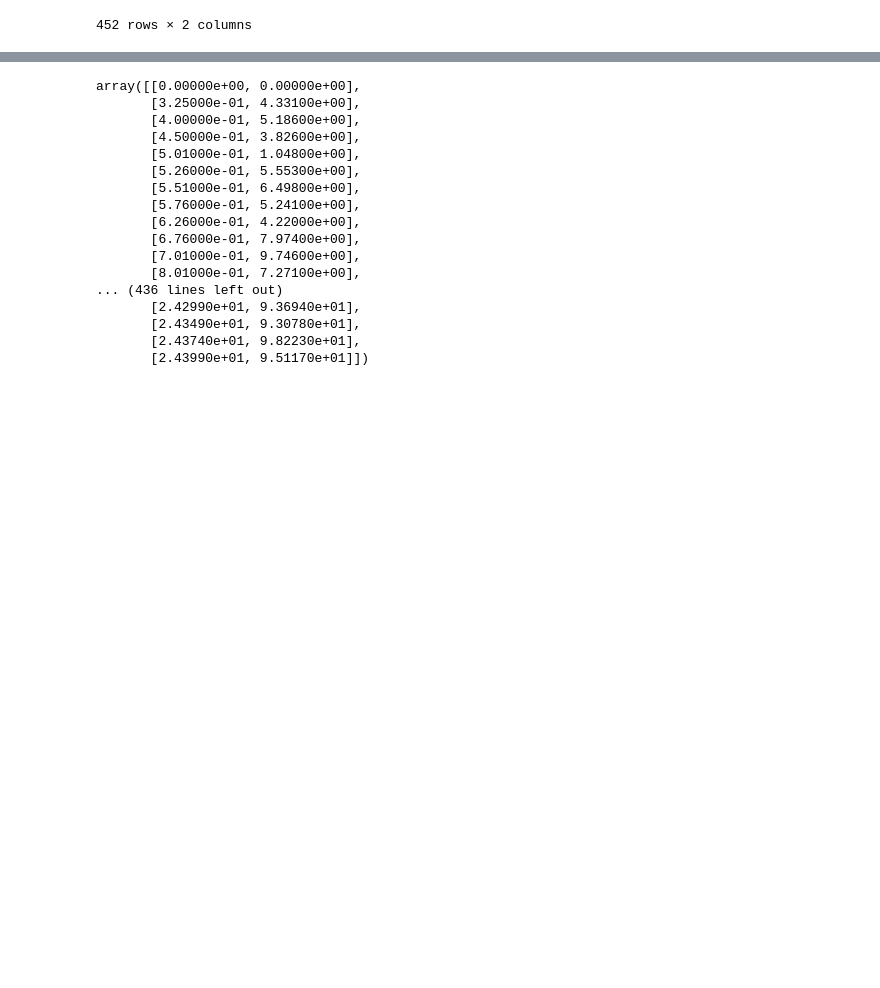
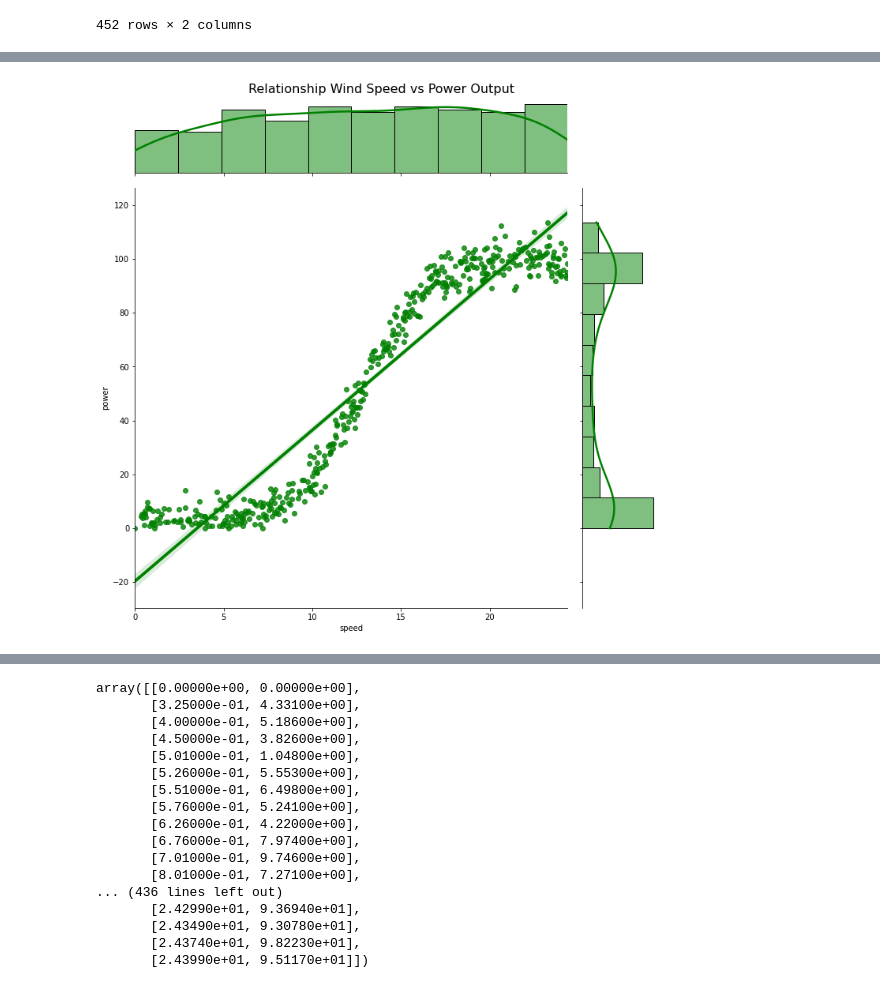
Before and after one commit to NiamhOL/Machine-Learning-and-Statistics-Project-2020, a Jupyter notebook: MLSProject2020.ipynb, the cells around one changed output, grey strips where cells are left out. Drawn from its saved outputs; the diff is of its cells as text; code cells hidden in the pictures; blank space fills up the shorter version.

```diff
--- a/MLSProject2020.ipynb
+++ b/MLSProject2020.ipynb
@@ -188,0 +180,9 @@ sns.regplot(x="speed", y="power", data=clean_d)
+# %%
+plot = sns.jointplot(x="speed", y="power",kind="reg", color="g", height=10, data=clean_d)
+
+plt.subplots_adjust(top=0.95)
+plt.suptitle("Relationship Wind Speed vs Power Output", fontsize = 16)
+
+plt.show()
+# %% [output]
+[figure, added]
```
Also changed, not shown: parts of 22 cells of this notebook.
